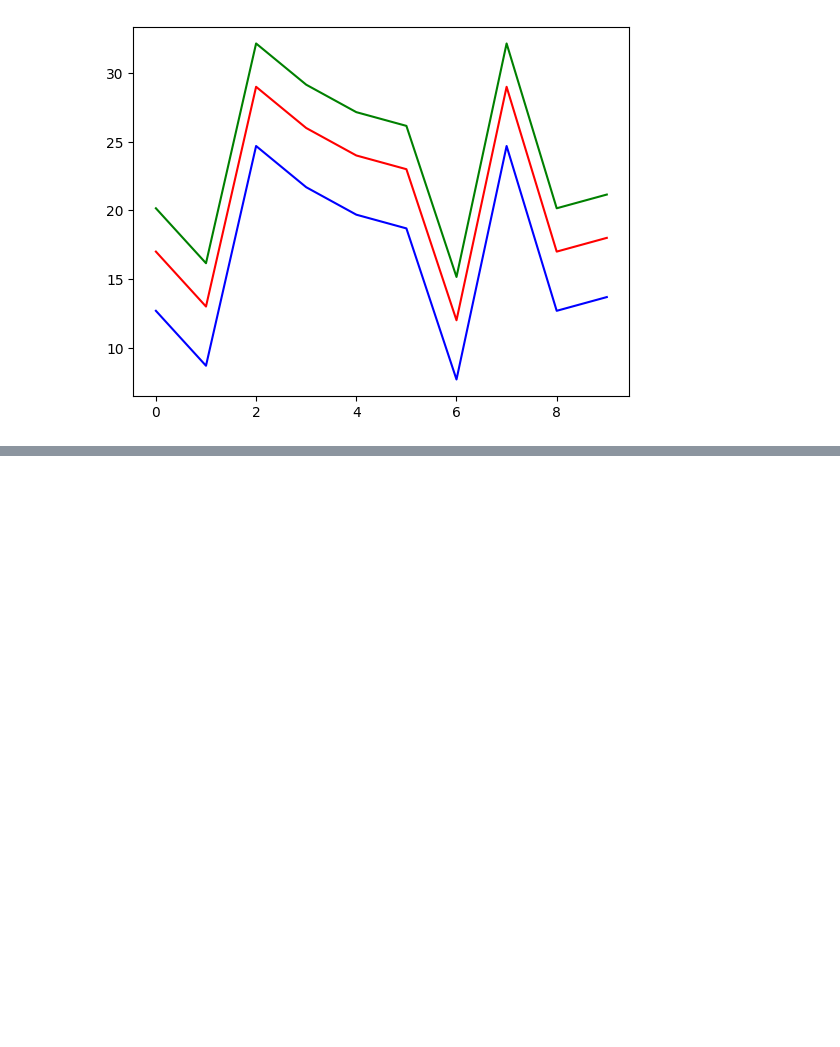
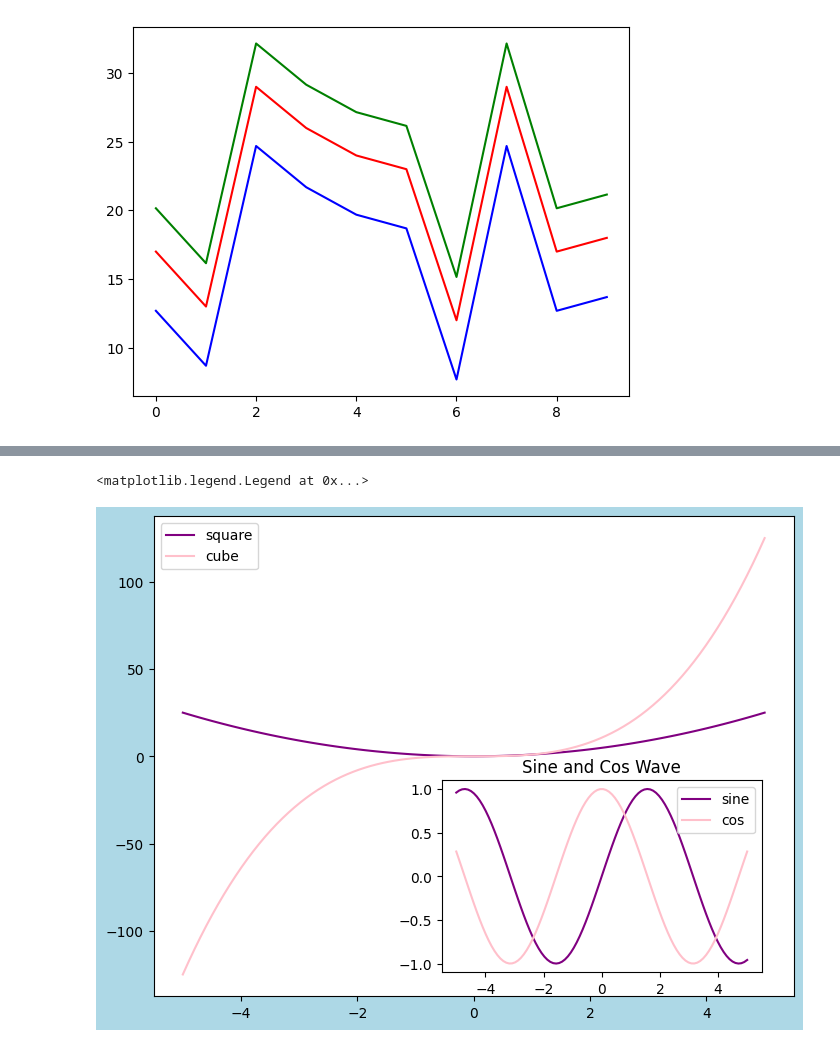
Before and after one commit to anushkas1704/complete-pandas-tutorial, a Jupyter notebook: 6th_TDSC.ipynb, the cells around one changed output, grey strips where cells are left out. Drawn from its saved outputs; the diff is of its cells as text; code cells hidden in the pictures; blank space fills up the shorter version.

```diff
--- a/6th_TDSC.ipynb
+++ b/6th_TDSC.ipynb
@@ -75,0 +91,18 @@ plt.show()
+# %%
+fig=plt.figure(facecolor='lightblue')
+ax1=fig.add_axes([0,0,1,1])
+ax2=fig.add_axes([0.45,0.05,0.5,0.4])
+x=np.linspace(-5,5,100)
+ax1.plot(x,x**2,label='square',color='purple')
+ax1.plot(x,x**3,label='cube',color='pink')
+ax1.legend()
+
+#sin wave
+ax2.plot(x, np.sin(x), color='purple', label='sine')
+ax2.plot(x, np.cos(x), color='pink', label='cos')
+
+ax2.set_title("Sine and Cos Wave")
+ax2.legend()
+# %% [output]
+<matplotlib.legend.Legend at 0x...>
+[figure, added]
```
Also changed, not shown: parts of 2 cells of this notebook.
